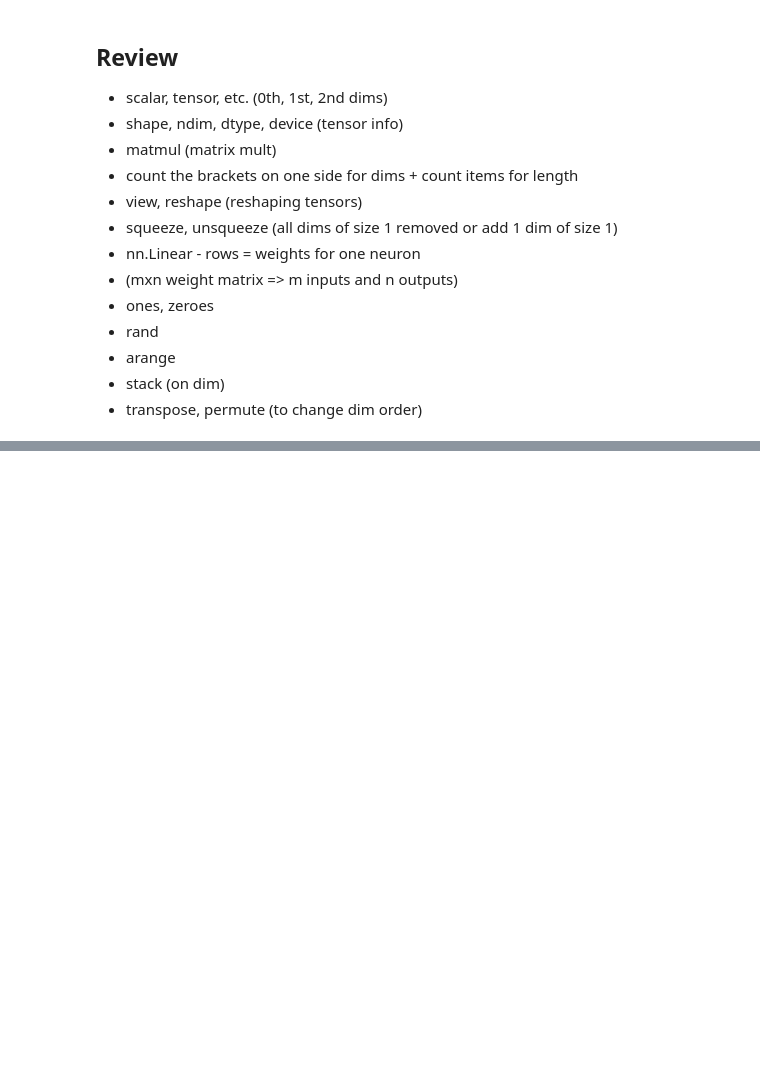
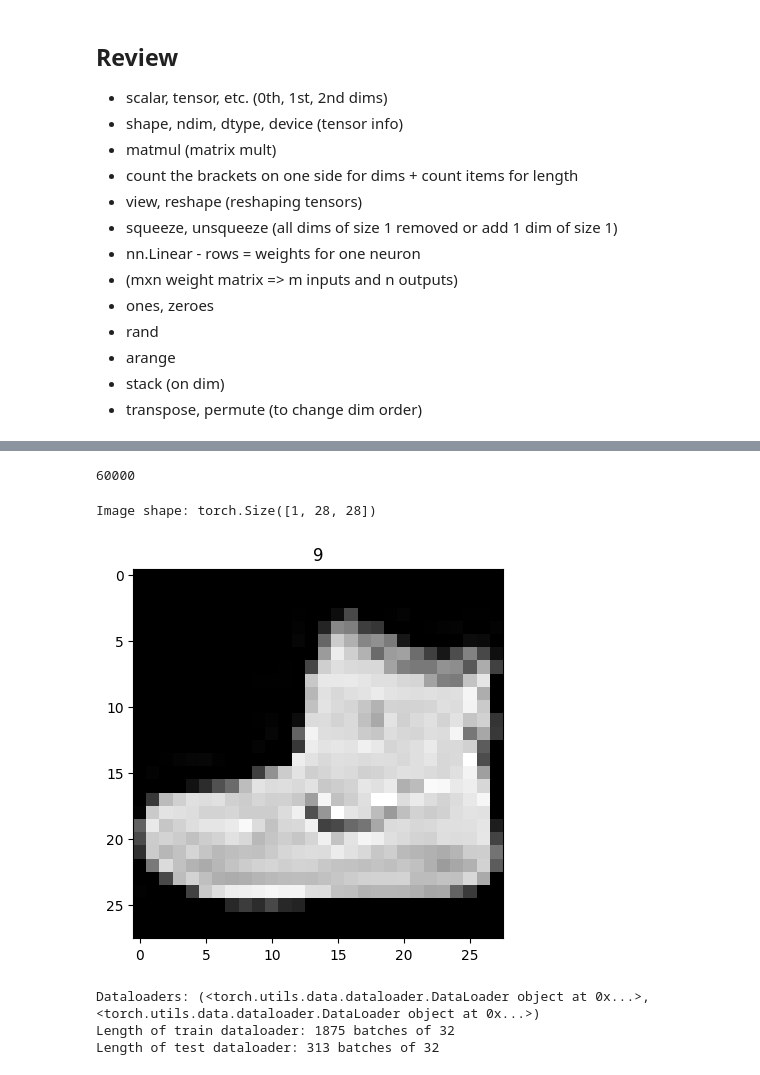
Before and after one commit to tyleryy/Models-from-Scratch, a Jupyter notebook: tutorials/pytorch-tutorials.ipynb, the cells around one changed output, grey strips where cells are left out. Cells and saved outputs as stored; diff of their text form; code cells hidden in the pictures; blank space fills up the shorter version.

```diff
--- a/tutorials/pytorch-tutorials.ipynb
+++ b/tutorials/pytorch-tutorials.ipynb
@@ -347,0 +549,20 @@ False
+# %%
+# Setup training data
+from torchvision import datasets
+from torchvision.transforms import ToTensor
+import torch
+train_data = datasets.FashionMNIST(
+    root="data", # where to download data to?
+    train=True, # get training data
+    download=True, # download data if it doesn't exist on disk
+    transform=ToTensor(), # images come as PIL format, we want to turn into Torch tensors
+    target_transform=None # you can transform labels as well
+)
+
+# Setup testing data
+test_data = datasets.FashionMNIST(
+    root="data",
+    train=False, # get test data
+    download=True,
+    transform=ToTensor()
+)
@@ -347,0 +585,38 @@ False
+# %%
+len(train_data)
+# %% [output]
+60000
+# %%
+import matplotlib.pyplot as plt
+image, label = train_data[0]
+print(f"Image shape: {image.shape}")
+plt.imshow(image.squeeze(), cmap='gray') # image shape is [1, 28, 28] (colour channels, height, width)
+plt.title(label);
+# %% [output]
+Image shape: torch.Size([1, 28, 28])
+[figure, added]
+# %%
+from torch.utils.data import DataLoader
+
+# Setup the batch size hyperparameter
+BATCH_SIZE = 32
+
+# Turn datasets into iterables (batches)
+train_dataloader = DataLoader(train_data, # dataset to turn into iterable
+    batch_size=BATCH_SIZE, # how many samples per batch?
+    shuffle=True # shuffle data every epoch?
+)
+
+test_dataloader = DataLoader(test_data,
+    batch_size=BATCH_SIZE,
+    shuffle=False # don't necessarily have to shuffle the testing data
+)
+
+# Let's check out what we've created
+print(f"Dataloaders: {train_dataloader, test_dataloader}")
+print(f"Length of train dataloader: {len(train_dataloader)} batches of {BATCH_SIZE}")
+print(f"Length of test dataloader: {len(test_dataloader)} batches of {BATCH_SIZE}")
+# %% [output]
+Dataloaders: (<torch.utils.data.dataloader.DataLoader object at 0x...>, <torch.utils.data.dataloader.DataLoader object at 0x...>)
+Length of train dataloader: 1875 batches of 32
+Length of test dataloader: 313 batches of 32
```
Also changed, not shown: parts of 29 cells of this notebook.
